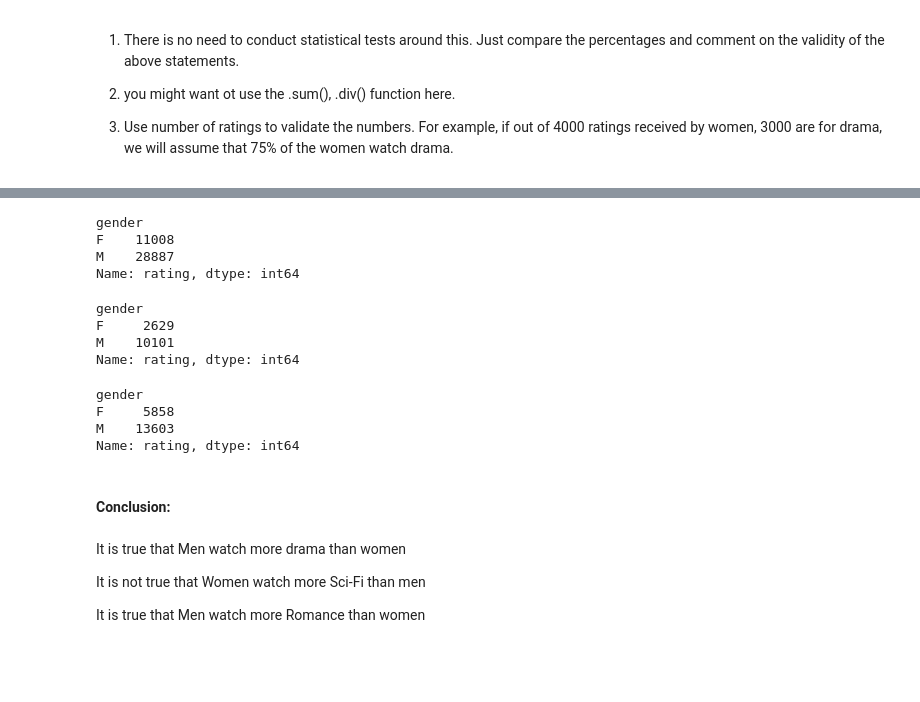
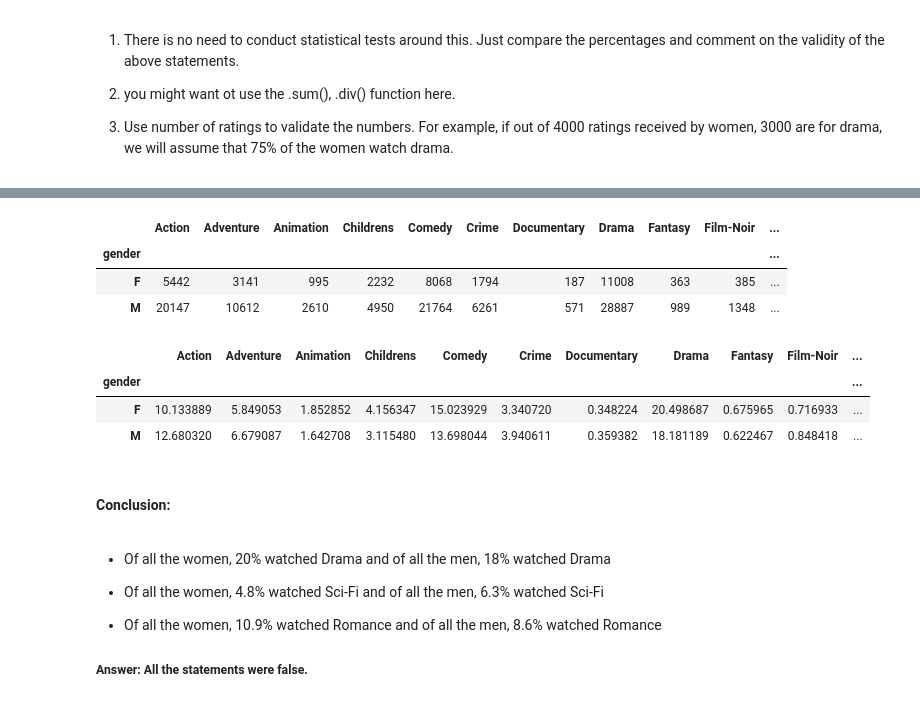
Before and after one commit to thotaomprakash/PGPAIML-UT-Austin-Projects, a Jupyter notebook: AIML_Foundations_EDA_MovieLens_Project.ipynb, the cells around one changed output, grey strips where cells are left out. Saved outputs shown, nothing was run; the diff lists cells and outputs as text; code cells hidden in the pictures; blank space fills up the shorter version.

```diff
--- a/AIML_Foundations_EDA_MovieLens_Project.ipynb
+++ b/AIML_Foundations_EDA_MovieLens_Project.ipynb
@@ -465,8 +399,0 @@ drama_merge_1.head()
-# %%
-#no of ratings by gender for 'Drama' genre
-pd.merge(drama_merge_1,users,how='inner',on='user id').groupby(['gender']).count()['rating']
-# %% [output]
-gender
-F    11008
-M    28887
-Name: rating, dtype: int64
@@ -479,8 +399,0 @@ drama_merge_1.drop(columns=['Romance','Thriller','Western'],inplace=True)
-# %%
-#no of ratings by gender for 'SciFi' genre
-pd.merge(drama_merge_1,users,how='inner',on='user id').groupby(['gender']).count()['rating']
-# %% [output]
-gender
-F     2629
-M    10101
-Name: rating, dtype: int64
@@ -493,16 +400,34 @@ drama_merge_1.drop(columns=['Sci-Fi','Thriller','Western'],inplace=True)
-# %%
-#no of ratings by gender for 'Romance' genre
-pd.merge(drama_merge_1,users,how='inner',on='user id').groupby(['gender']).count()['rating']
-# %% [output]
-gender
-F     5858
-M    13603
-Name: rating, dtype: int64
+# %%
+# Genre_by_gender = df.groupby('gender').sum().loc[:,'Action':'Western']
+#Group by gender and aggregate with sum and select all the genre columns
+# print(ratings.groupby('user id').sum())
+merge1=pd.merge(ratings,users,how='inner',on='user id')
+# print(merge1)
+merge2=pd.merge(merge1,movies,how='inner',on='movie id')
+# print(merge2)
+# movies
+Genre_by_gender = merge2.groupby('gender').sum().loc[:,'Action':'Western']
+Genre_by_gender['Total']=Genre_by_gender.sum(axis=1)
+Genre_by_gender
+# %% [output]
+|  | Action | Adventure | Animation | Childrens | Comedy | Crime | Documentary | Drama | Fantasy | Film-Noir | ... |
+| gender |  |  |  |  |  |  |  |  |  |  | ... |
+| F | 5442 | 3141 | 995 | 2232 | 8068 | 1794 | 187 | 11008 | 363 | 385 | ... |
+| M | 20147 | 10612 | 2610 | 4950 | 21764 | 6261 | 571 | 28887 | 989 | 1348 | ... |
+# %%
+Genre_by_gender.div(Genre_by_gender.Total, axis= 0) * 100  #dividing each cell with row total and multiplying by 100
+# %% [output]
+|  | Action | Adventure | Animation | Childrens | Comedy | Crime | Documentary | Drama | Fantasy | Film-Noir | ... |
+| gender |  |  |  |  |  |  |  |  |  |  | ... |
+| F | 10.133889 | 5.849053 | 1.852852 | 4.156347 | 15.023929 | 3.340720 | 0.348224 | 20.498687 | 0.675965 | 0.716933 | ... |
+| M | 12.680320 | 6.679087 | 1.642708 | 3.115480 | 13.698044 | 3.940611 | 0.359382 | 18.181189 | 0.622467 | 0.848418 | ... |
 # %% [markdown]
 #### Conclusion:
-# %% [markdown]
-It is true that Men watch more drama than women
-
-It is not true that Women watch more Sci-Fi than men
-
-It is true that Men watch more Romance than women
+# %% [markdown]
+* Of all the women, 20% watched Drama   and of all the men,  18% watched Drama
+
+* Of all the women, 4.8% watched Sci-Fi and of all the men,  6.3% watched Sci-Fi
+
+* Of all the women, 10.9% watched Romance and of all the men,  8.6% watched Romance
+
+#####  Answer: All the statements were false.
```
Also changed, not shown: parts of 26 cells of this notebook, 5 other files.
